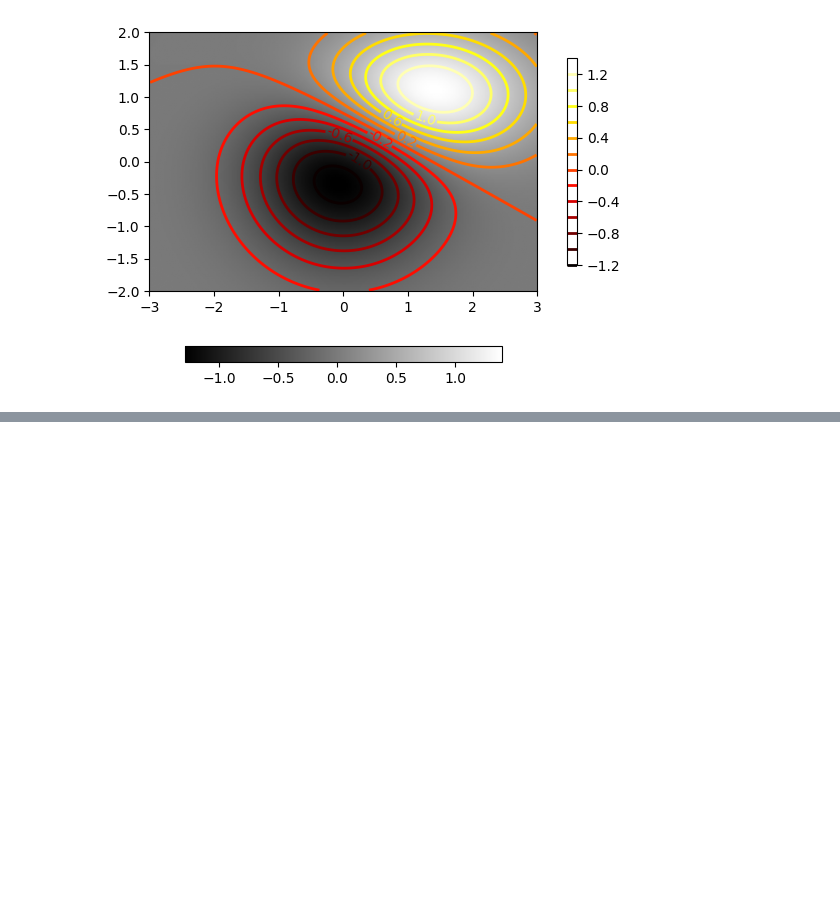
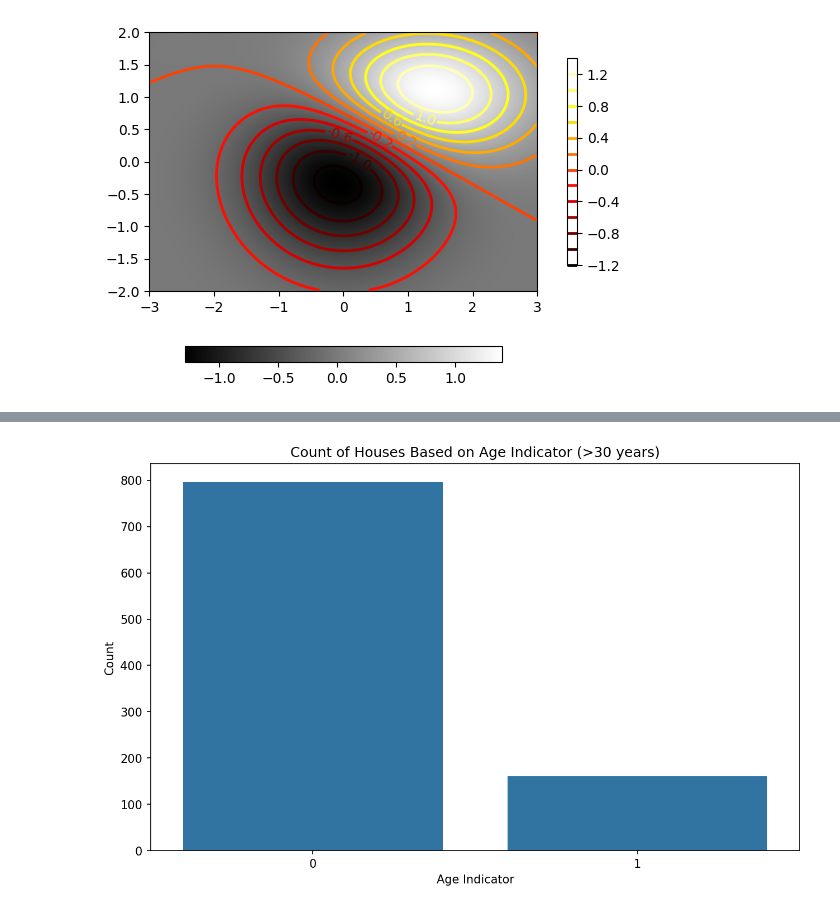
Before and after one commit to ahmedsaad-tech/TimeSeriesAnalysisWithPython, a Jupyter notebook: notebooks/02.00-Introduction-to-NumPy.ipynb, the cells around one changed output, grey strips where cells are left out. Drawn from its saved outputs; the diff is of its cells as text; code cells hidden in the pictures; blank space fills up the shorter version.

```diff
--- a/notebooks/02.00-Introduction-to-NumPy.ipynb
+++ b/notebooks/02.00-Introduction-to-NumPy.ipynb
@@ -152,0 +237,11 @@ plt.show() # Display the plot
+# %%
+from sklearn.model_selection import train_test_split
+from sklearn.impute import SimpleImputer
+from sklearn.preprocessing import StandardScaler
+
+# Split data into features (X) and target (y)
+X = df.drop('price', axis=1)
+y = df['price']
+
+# Split data into train and test sets
+X_train, X_test, y_train, y_test = train_test_split(X, y, test_size=0.2, random_state=42)
@@ -152,0 +264,32 @@ plt.show() # Display the plot
+# %%
+from sklearn.preprocessing import PolynomialFeatures
+
+# Creating polynomial and interaction features on training set
+poly = PolynomialFeatures(degree=2, interaction_only=True, include_bias=False)
+interaction_terms_train = poly.fit_transform(X_train[['size', 'num_rooms']])
+interaction_terms_test = poly.transform(X_test[['size', 'num_rooms']])
+
+interaction_df_train = pd.DataFrame(interaction_terms_train, columns=poly.get_feature_names_out(['size', 'num_rooms']))
+interaction_df_test = pd.DataFrame(interaction_terms_test, columns=poly.get_feature_names_out(['size', 'num_rooms']))
+
+# Merging the interaction terms with the original dataframes
+X_train = pd.concat([X_train, interaction_df_train], axis=1)
+X_test = pd.concat([X_test, interaction_df_test], axis=1)
+# %%
+import seaborn as sns
+import matplotlib.pyplot as plt
+from sklearn.model_selection import train_test_split
+
+# Creating an indicator variable for houses older than 30 years
+X_train['age_indicator'] = (X_train['age'] > 30).astype(int)
+X_test['age_indicator'] = (X_test['age'] > 30).astype(int)
+
+# Visualize the indicator variables
+plt.figure(figsize=(10, 6),dpi=150)
+sns.countplot(x='age_indicator', data=X_train)
+plt.title('Count of Houses Based on Age Indicator (>30 years)')
+plt.xlabel('Age Indicator')
+plt.ylabel('Count')
+plt.show()
+# %% [output]
+[figure, added]
```
Also changed, not shown: parts of 6 cells of this notebook.
